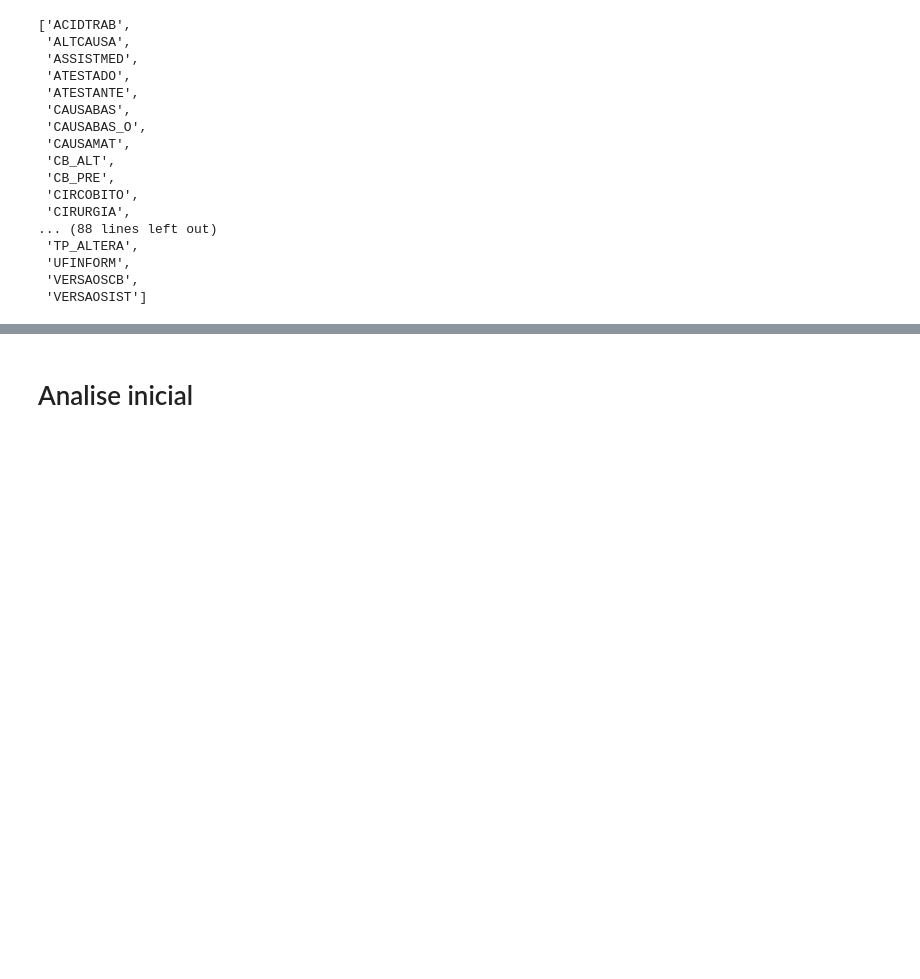
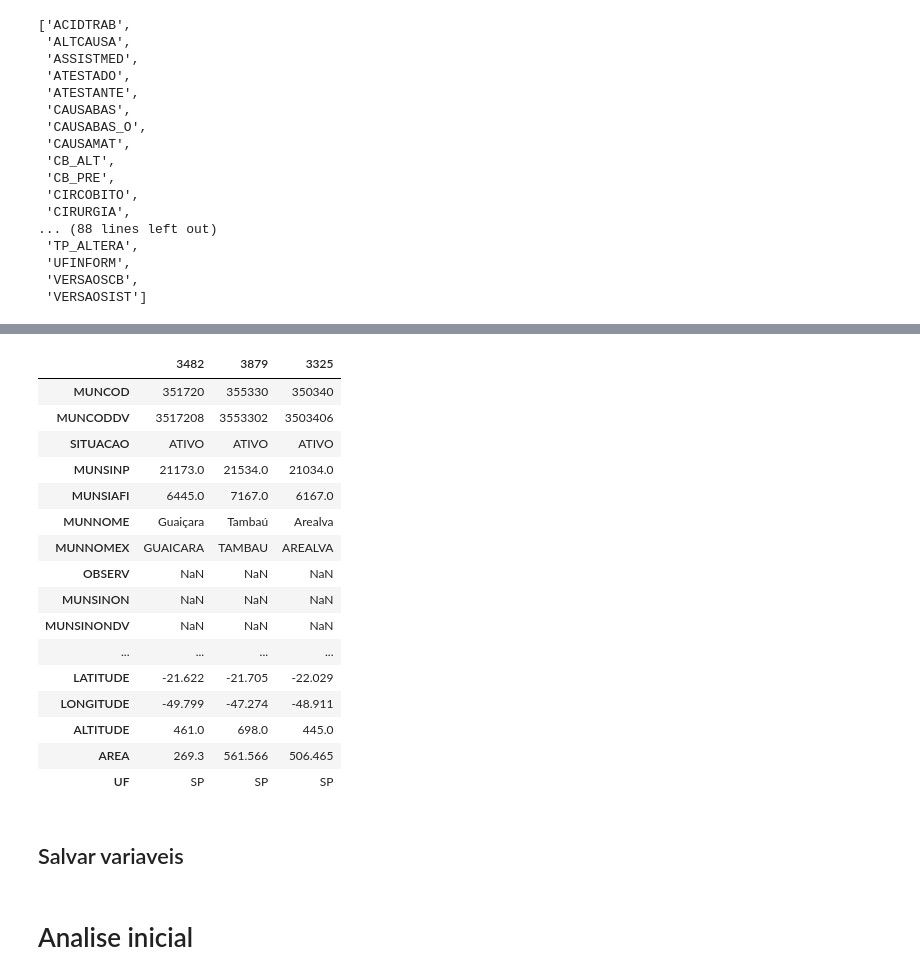
Before and after one commit to thsantferr/TCC_SIM_2-2026, a Jupyter notebook: analise_inicial.ipynb, the cells around one changed output, grey strips where cells are left out. Drawn from its saved outputs; the diff is of its cells as text; code cells hidden in the pictures; blank space fills up the shorter version.

```diff
--- a/analise_inicial.ipynb
+++ b/analise_inicial.ipynb
@@ -219,0 +223,2 @@ sorted(list(dic.keys()))
+# %%
+municipios = pd.read_csv('./tabelas_depara/municipios.csv',sep=';',decimal=',',encoding='utf8')
@@ -219,0 +234,5 @@ sorted(list(dic.keys()))
+# %%
+estados = pd.read_csv('./tabelas_depara/estados.csv',sep=';',decimal=',',encoding='utf8')\
+    [['CODIGO','SIGLA_UF']]\
+        .set_index('CODIGO')\
+            .to_dict(orient='dict')['SIGLA_UF']
@@ -219,0 +259,25 @@ sorted(list(dic.keys()))
+# %%
+municipios['MUNCOD'] = pd.to_numeric(municipios['MUNCOD'],errors='coerce')
+municipios['UFCOD'] = pd.to_numeric(municipios['UFCOD'],errors='coerce')
+# %%
+municipios['UF'] = municipios['UFCOD'].map(estados)
+# %%
+municipios[municipios['UF']=='SP'].sample(3).transpose()
+# %% [output]
+|  | 3482 | 3879 | 3325 |
+| MUNCOD | 351720 | 355330 | 350340 |
+| MUNCODDV | 3517208 | 3553302 | 3503406 |
+| SITUACAO | ATIVO | ATIVO | ATIVO |
+| MUNSINP | 21173.0 | 21534.0 | 21034.0 |
+| MUNSIAFI | 6445.0 | 7167.0 | 6167.0 |
+| MUNNOME | Guaiçara | Tambaú | Arealva |
+| MUNNOMEX | GUAICARA | TAMBAU | AREALVA |
+| OBSERV | NaN | NaN | NaN |
+| MUNSINON | NaN | NaN | NaN |
+| MUNSINONDV | NaN | NaN | NaN |
+| ... | ... | ... | ... |
+| LATITUDE | -21.622 | -21.705 | -22.029 |
+| LONGITUDE | -49.799 | -47.274 | -48.911 |
+| ALTITUDE | 461.0 | 698.0 | 445.0 |
+| AREA | 269.3 | 561.566 | 506.465 |
+| UF | SP | SP | SP |
@@ -219,0 +286,2 @@ sorted(list(dic.keys()))
+# %% [markdown]
+## Salvar variaveis
```
Also changed, not shown: parts of 17 cells of this notebook, 2 other files.
